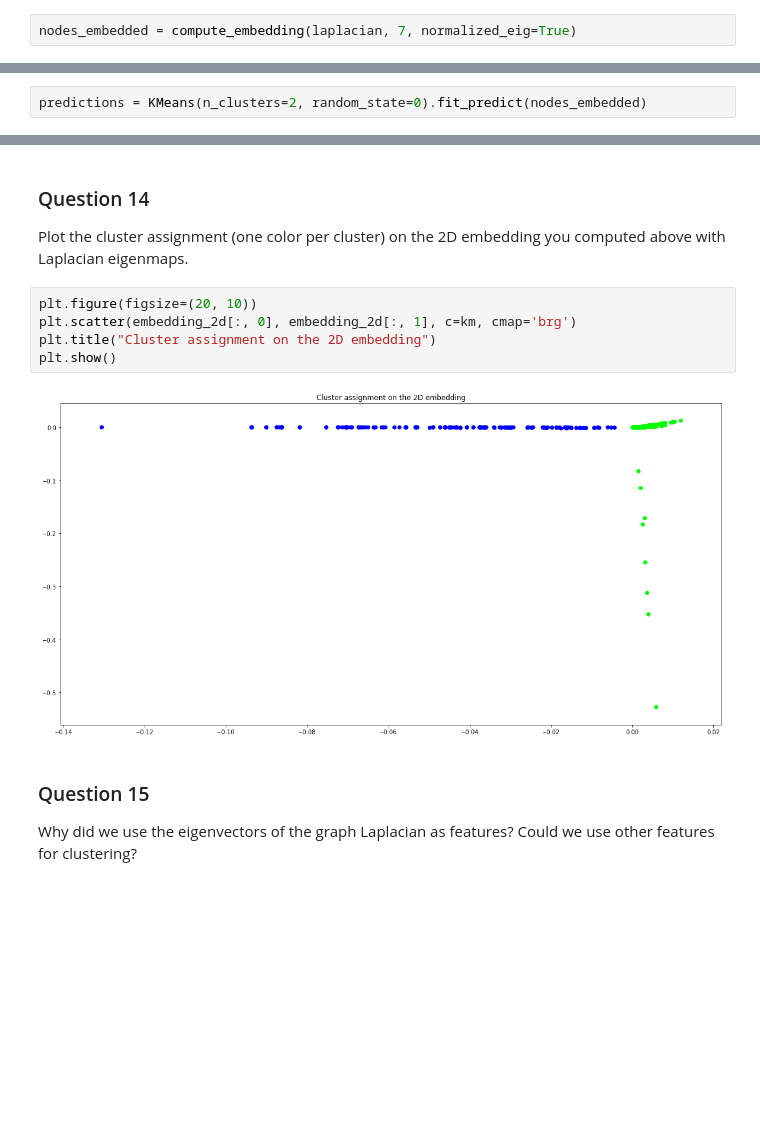
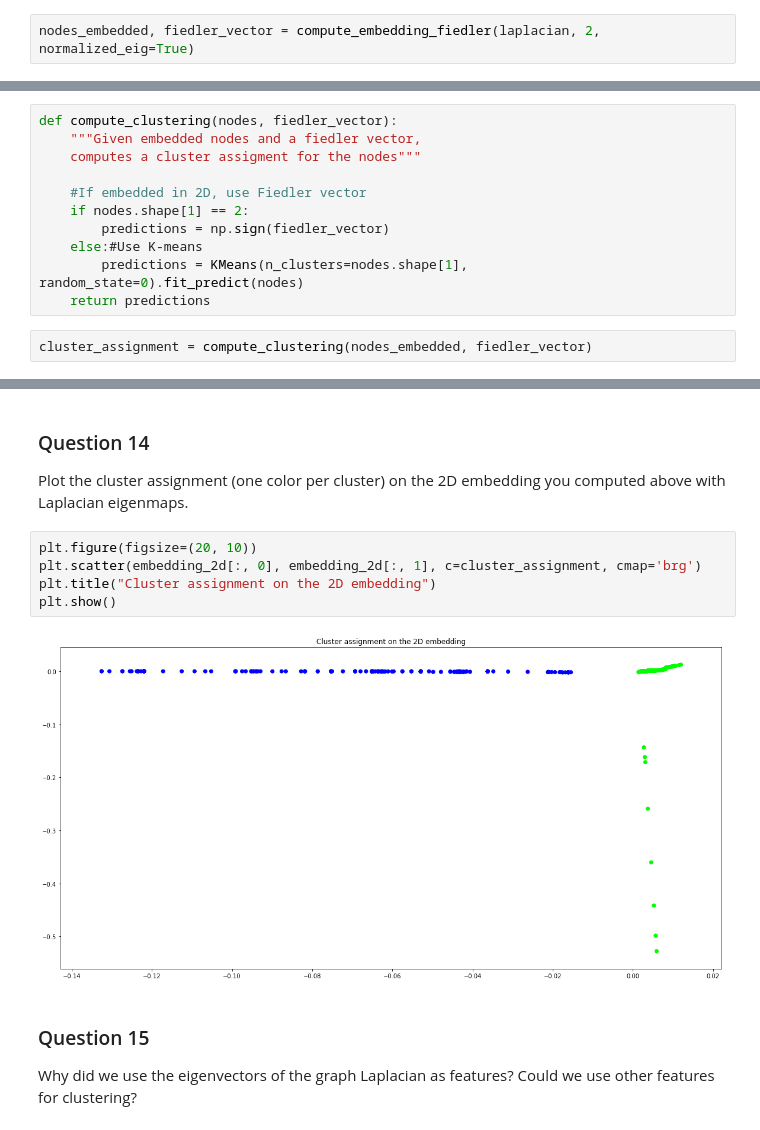
Before and after one commit to Adirlou/ntds_2018, a Jupyter notebook: 3_spectral_graph_theory.ipynb, the cells around one changed output, grey strips where cells are left out. Drawn from its saved outputs; the diff is of its cells as text; blank space fills up the shorter version.

```diff
--- a/3_spectral_graph_theory.ipynb
+++ b/3_spectral_graph_theory.ipynb
@@ -266,3 +379,3 @@ Choose $k$ and $d$. How did you get to those numbers?
 # %%
-nodes_embedded = compute_embedding(laplacian, 7, normalized_eig=True)
+nodes_embedded, fiedler_vector = compute_embedding_fiedler(laplacian, 2, normalized_eig=True)
 # %% [output]
@@ -273,2 +382,0 @@ nodes_embedded = compute_embedding(laplacian, 7, normalized_eig=True)
-# %%
-predictions = KMeans(n_clusters=2, random_state=0).fit_predict(nodes_embedded)
@@ -275,3 +385,16 @@ predictions = KMeans(n_clusters=2, random_state=0).fit_predict(nodes_embedded)
+# %%
+def compute_clustering(nodes, fiedler_vector):
+    """Given embedded nodes and a fiedler vector,
+    computes a cluster assigment for the nodes"""
+
+    #If embedded in 2D, use Fiedler vector
+    if nodes.shape[1] == 2:
+        predictions = np.sign(fiedler_vector)
+    else:#Use K-means
+        predictions = KMeans(n_clusters=nodes.shape[1], random_state=0).fit_predict(nodes)
+    return predictions
+# %%
+cluster_assignment = compute_clustering(nodes_embedded, fiedler_vector)
 # %% [markdown]
 ### Question 12
 
@@ -301,11 +424,11 @@ Look for the `labels` in the [dataset descriptions](https://github.com/mdeff/ntd
 Plot the cluster assignment (one color per cluster) on the 2D embedding you computed above with Laplacian eigenmaps.
 # %%
 plt.figure(figsize=(20, 10))
-plt.scatter(embedding_2d[:, 0], embedding_2d[:, 1], c=km, cmap='brg')
+plt.scatter(embedding_2d[:, 0], embedding_2d[:, 1], c=cluster_assignment, cmap='brg')
 plt.title("Cluster assignment on the 2D embedding")
 plt.show()
 # %% [output]
-[figure, old version]
+[figure, new version]
 # %% [markdown]
 ### Question 15
 
```
Also changed, not shown: parts of 21 cells of this notebook.
